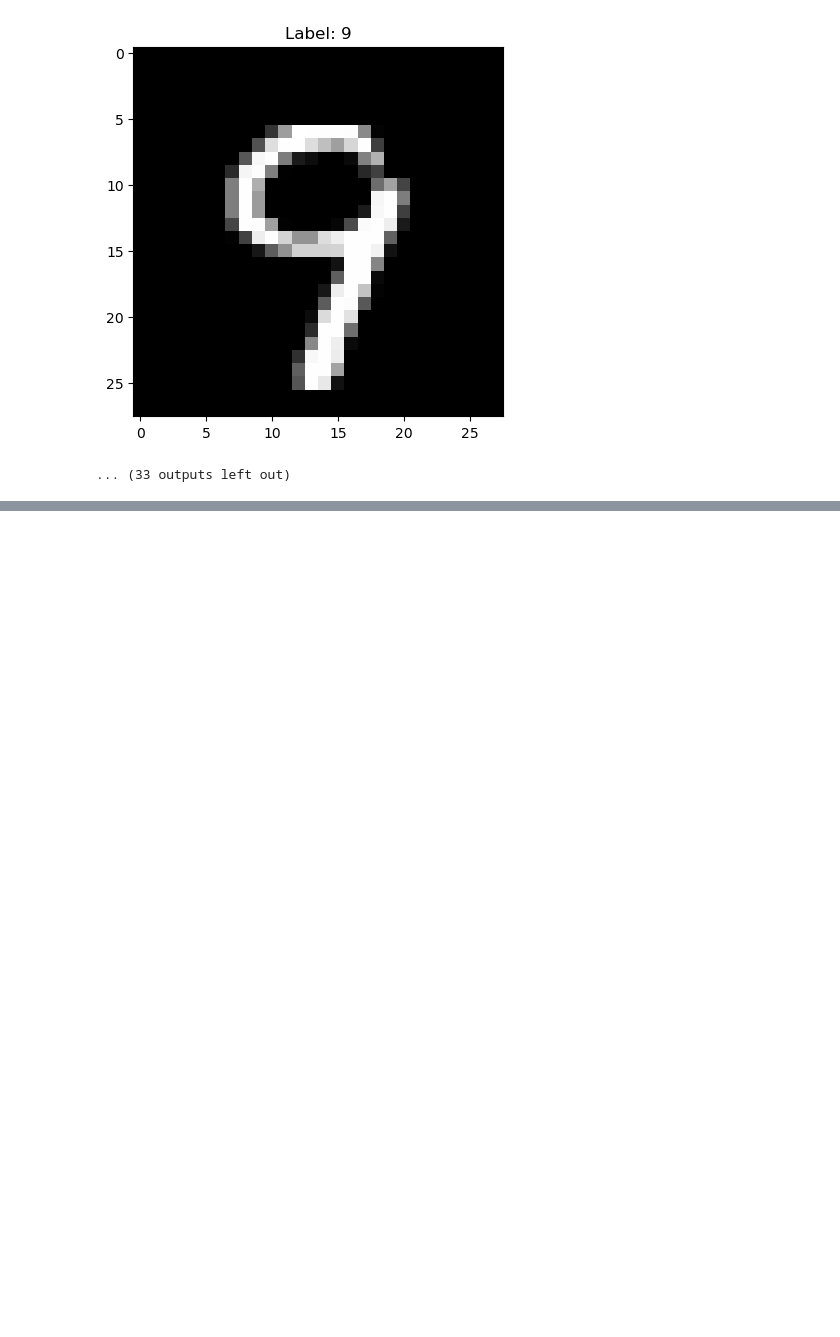
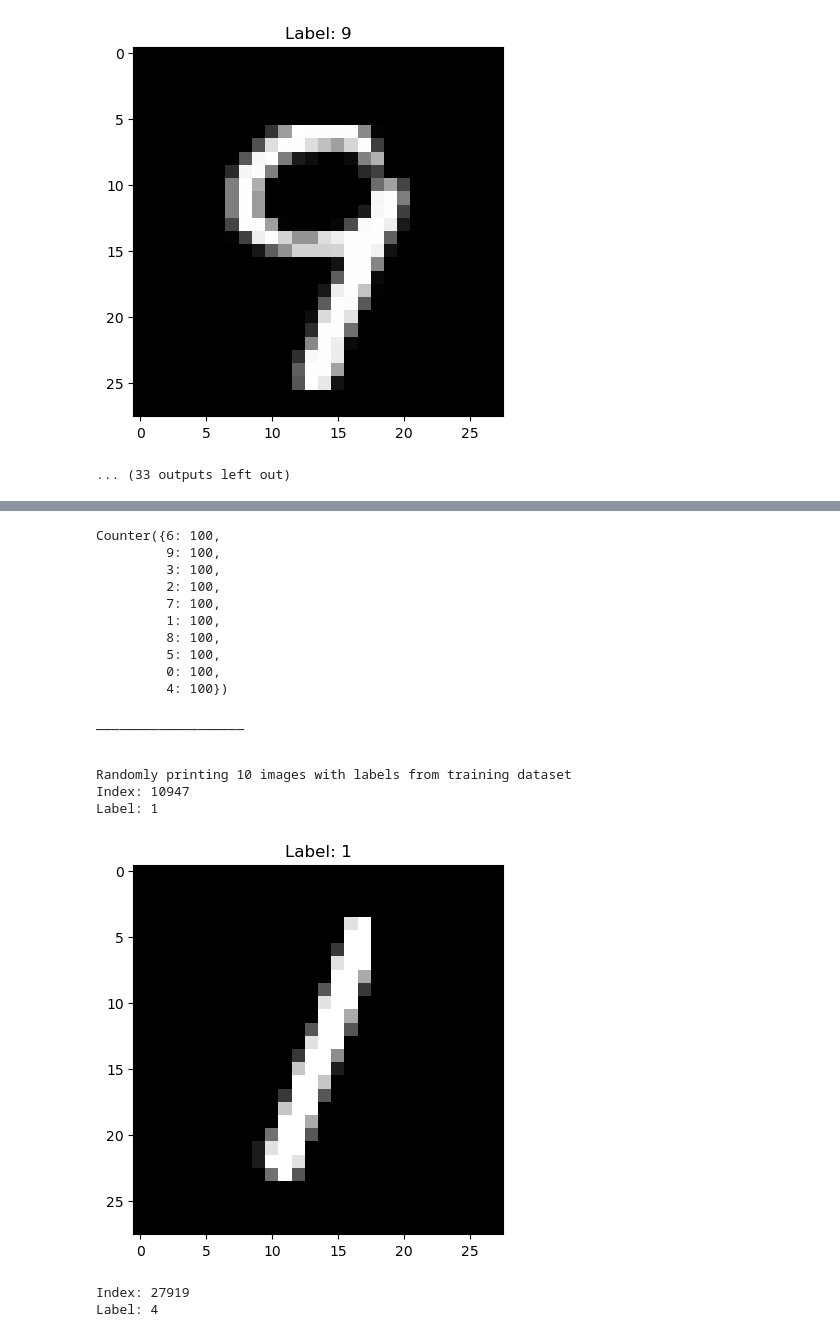
Before and after one commit to humzawaqar66/ML1-Pvt, a Jupyter notebook: Reduce_dataset_size.ipynb, the cells around one changed output, grey strips where cells are left out. Cells and saved outputs as stored; diff of their text form; code cells hidden in the pictures; blank space fills up the shorter version.

Commit message:
Add files via upload
reduced data set with teachers given code snippit

```diff
--- a/Reduce_dataset_size.ipynb
+++ b/Reduce_dataset_size.ipynb
@@ -215,3 +215,64 @@ Index: 3087
 Label: 9
 [figure]
 ... (33 outputs left out)
+# %%
+## teachers code
+#Checking the shape of first image in new training dataset
+print(full_dataset[0][0][0].shape)
+print("___________________")
+
+
+# Checking the size of dataset
+print("There are",len(full_dataset[0][1]),"labels in training dataset for",len(full_dataset[0][0]),"images in training dataset")
+print("There are",len(full_dataset[1][1]),"labels in training dataset for",len(full_dataset[1][0]),"images in training dataset")
+print("___________________\n\n")
+# Excepted output
+# There are 6000 labels in training dataset for 6000 images in training dataset
+# There are 1000 labels in training dataset for 1000 images in training dataset
+
+
+
+
+# Checking the number of images per class
+print("There are", len(set(compressed_train_dataset[1])),"unique classes in training dataset")
+print("Breakdown of each labels is below (format: dict key is label, dict value is occurrence of that label/ number of images for that label)")
+display(collections.Counter(compressed_train_dataset[1]))
+print("There are", len(set(compressed_test_dataset[1])),"unique classes in validation dataset")
+print("Breakdown of each labels is below (format: dict key is label, dict value is occurrence of that label/ number of images for that label)")
+display(collections.Counter(compressed_test_dataset[1]))
+print("___________________\n\n")
+# Expected output
+# There are 10 unique classes in training dataset
+# Breakdown of each labels is below (format: dict key is label, dict value is occurrence of that label/ number of images for that label)
+# Counter({0: 600,
+#          1: 600,
+#          2: 600,
+#          3: 600,
+#          4: 600,
+#          5: 600,
+#          6: 600,
+#          7: 600,
+#          8: 600,
+#          9: 600})
+# There are 10 unique classes in validation dataset
+# Breakdown of each labels is below (format: dict key is label, dict value is occurrence of that label/ number of images for that label)
+# Counter({0: 100,
+#          1: 100,
+#          2: 100,
+#          3: 100,
+#          4: 100,
+#          5: 100,
+#          6: 100,
+#          7: 100,
+#          8: 100,
+#          9: 100})
+
+
+# Checking the correctness of indexing of image and its labels
+print("Randomly printing 10 images with labels from training dataset")
+display_random_images_with_labels(full_dataset[0])
+print("___________________\n\n")
+print("Randomly printing 10 images with labels from testing dataset")
+display_random_images_with_labels(full_dataset[0])
+print("___________________\n\n")
+# %% [output]
@@ -217,0 +300,19 @@ Label: 9
+Counter({6: 100,
+         9: 100,
+         3: 100,
+         2: 100,
+         7: 100,
+         1: 100,
+         8: 100,
+         5: 100,
+         0: 100,
+         4: 100})
+___________________
+
+
+Randomly printing 10 images with labels from training dataset
+Index: 10947
+Label: 1
+[figure, added]
+Index: 27919
+Label: 4
```
Also changed, not shown: parts of 2 cells of this notebook.
